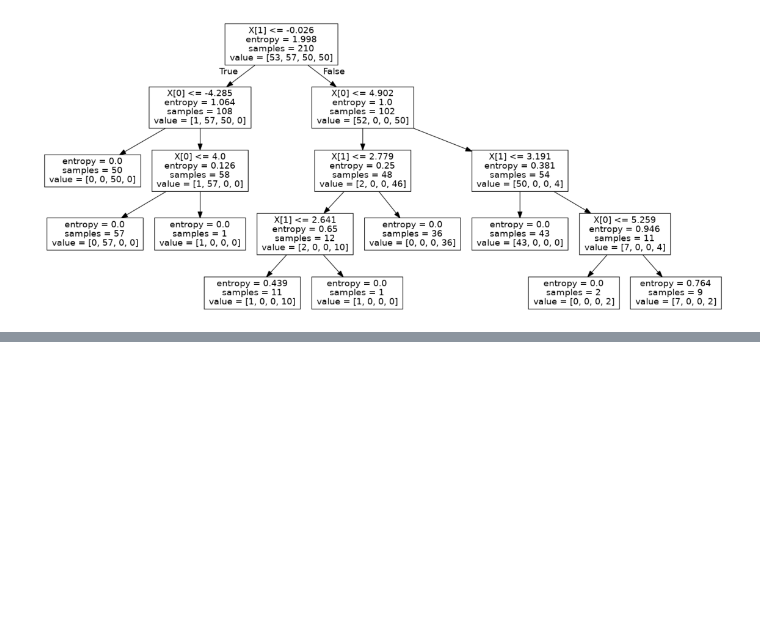
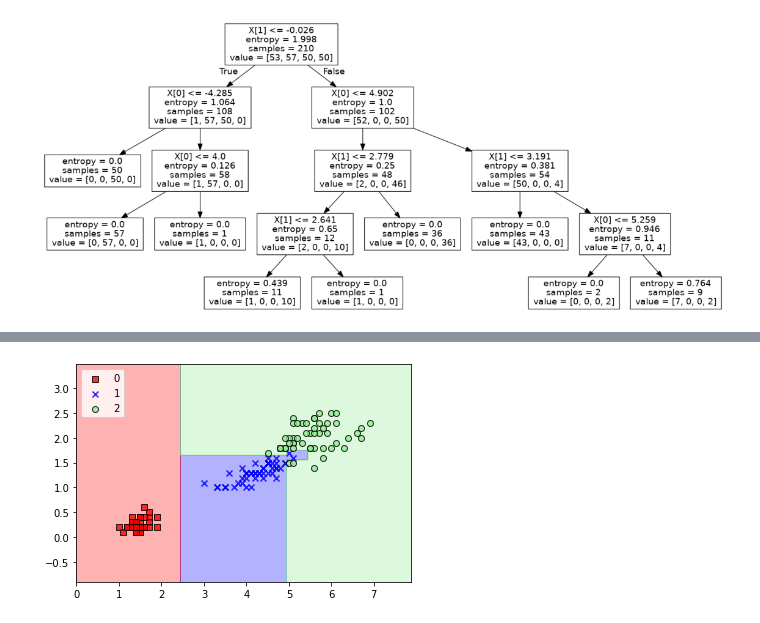
Before and after one commit to GeonHyoung93/stu, a Jupyter notebook: MLdecisiontree.ipynb, the cells around one changed output, grey strips where cells are left out. Cells and saved outputs as stored; diff of their text form; code cells hidden in the pictures; blank space fills up the shorter version.

```diff
--- a/MLdecisiontree.ipynb
+++ b/MLdecisiontree.ipynb
@@ -91,0 +132,6 @@ plt.axis('off')
+# %%
+xdata = iris.data[:, 2:] # sepal 계열만
+dtclf.fit(xdata, iris.target)
+mldlpy3.plot_decision_regions(xdata, iris.target, dtclf)
+# %% [output]
+[figure, added]
```
Also changed, not shown: parts of 8 cells of this notebook.
